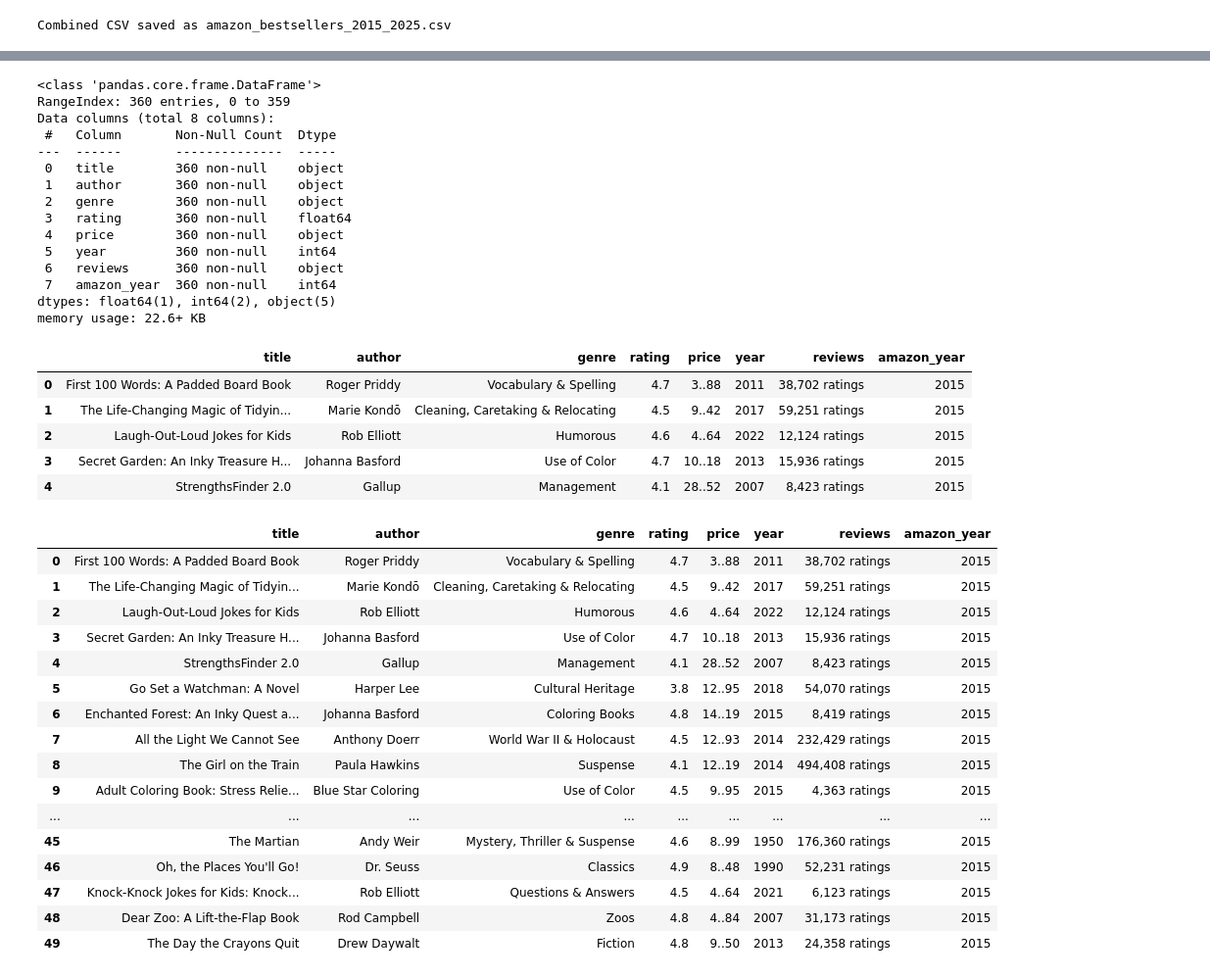
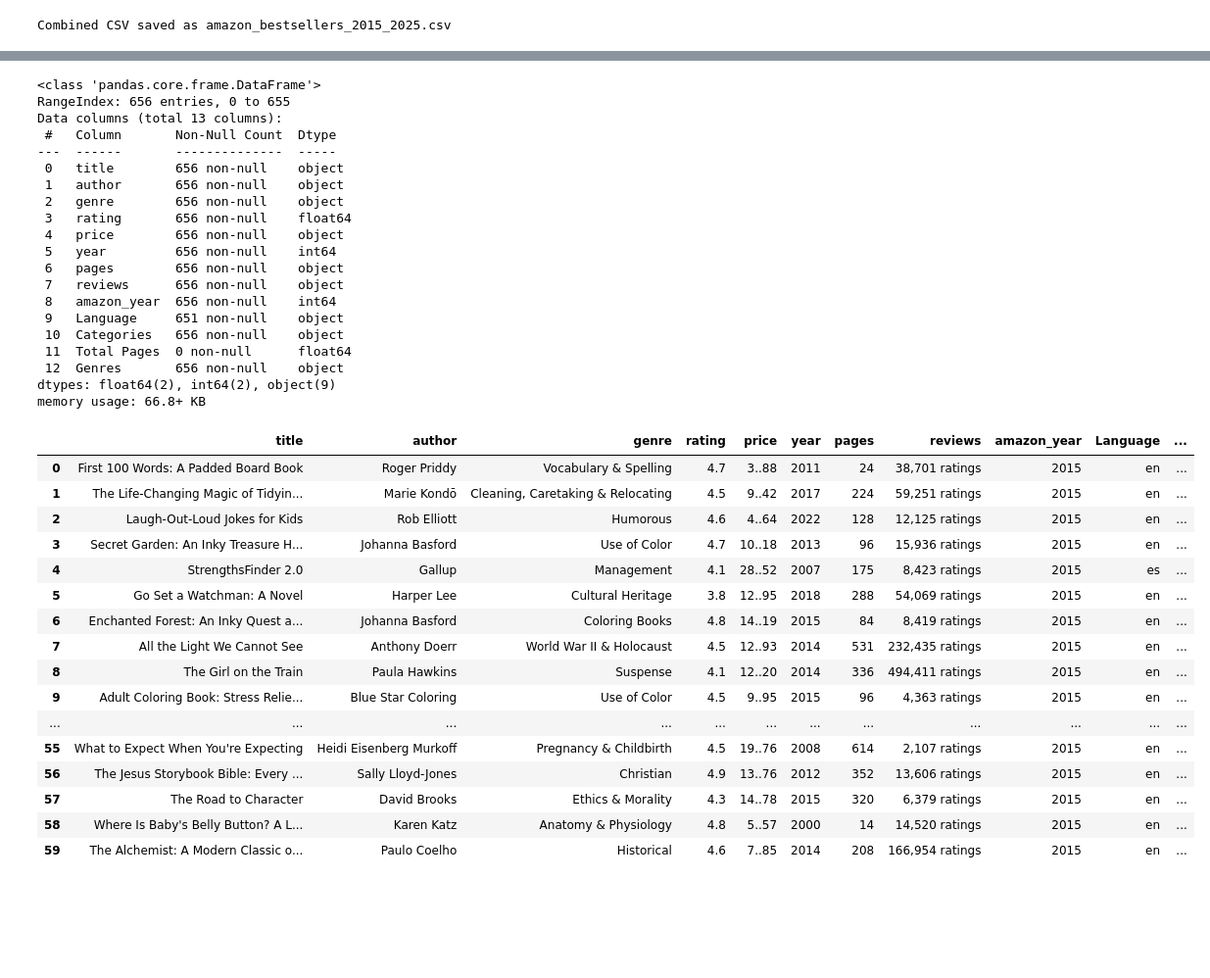
Before and after one commit to Martagilant/EDA, a Jupyter notebook: amazon_bestsellers.ipynb, the cells around one changed output, grey strips where cells are left out. Shown: that part at 98% size. Drawn from its saved outputs; the diff is of its cells as text; code cells hidden in the pictures; blank space fills up the shorter version.

Commit message:
Amazon_Eda

```diff
--- a/amazon_bestsellers.ipynb
+++ b/amazon_bestsellers.ipynb
@@ -1956,49 +1948,45 @@ df = pd.read_csv("amazon_bestsellers_2015_2025.csv")
+# %%
+df = pd.read_csv("amazon_bestsellers_final.csv")
 # %%
 df.info()
 # %% [output]
 <class 'pandas.core.frame.DataFrame'>
-RangeIndex: 360 entries, 0 to 359
-Data columns (total 8 columns):
+RangeIndex: 656 entries, 0 to 655
+Data columns (total 13 columns):
  #   Column       Non-Null Count  Dtype
 ---  ------       --------------  -----
- 0   title        360 non-null    object
- 1   author       360 non-null    object
- 2   genre        360 non-null    object
- 3   rating       360 non-null    float64
- 4   price        360 non-null    object
- 5   year         360 non-null    int64
- 6   reviews      360 non-null    object
- 7   amazon_year  360 non-null    int64
-dtypes: float64(1), int64(2), object(5)
-memory usage: 22.6+ KB
+ 0   title        656 non-null    object
+ 1   author       656 non-null    object
+ 2   genre        656 non-null    object
+ 3   rating       656 non-null    float64
+ 4   price        656 non-null    object
+ 5   year         656 non-null    int64
+ 6   pages        656 non-null    object
+ 7   reviews      656 non-null    object
+ 8   amazon_year  656 non-null    int64
+ 9   Language     651 non-null    object
+ 10  Categories   656 non-null    object
+ 11  Total Pages  0 non-null      float64
+ 12  Genres       656 non-null    object
+dtypes: float64(2), int64(2), object(9)
+memory usage: 66.8+ KB
 # %%
-df.head(
-
-)
+df.head(60)
 # %% [output]
-|  | title | author | genre | rating | price | year | reviews | amazon_year |
-| 0 | First 100 Words: A Padded Board Book | Roger Priddy | Vocabulary & Spelling | 4.7 | 3..88 | 2011 | 38,702 ratings | 2015 |
-| 1 | The Life-Changing Magic of Tidyin... | Marie Kondō | Cleaning, Caretaking & Relocating | 4.5 | 9..42 | 2017 | 59,251 ratings | 2015 |
-| 2 | Laugh-Out-Loud Jokes for Kids | Rob Elliott | Humorous | 4.6 | 4..64 | 2022 | 12,124 ratings | 2015 |
-| 3 | Secret Garden: An Inky Treasure H... | Johanna Basford | Use of Color | 4.7 | 10..18 | 2013 | 15,936 ratings | 2015 |
-| 4 | StrengthsFinder 2.0 | Gallup | Management | 4.1 | 28..52 | 2007 | 8,423 ratings | 2015 |
+|  | title | author | genre | rating | price | year | pages | reviews | amazon_year | Language | ... |
+| 0 | First 100 Words: A Padded Board Book | Roger Priddy | Vocabulary & Spelling | 4.7 | 3..88 | 2011 | 24 | 38,701 ratings | 2015 | en | ... |
+| 1 | The Life-Changing Magic of Tidyin... | Marie Kondō | Cleaning, Caretaking & Relocating | 4.5 | 9..42 | 2017 | 224 | 59,251 ratings | 2015 | en | ... |
+| 2 | Laugh-Out-Loud Jokes for Kids | Rob Elliott | Humorous | 4.6 | 4..64 | 2022 | 128 | 12,125 ratings | 2015 | en | ... |
+| 3 | Secret Garden: An Inky Treasure H... | Johanna Basford | Use of Color | 4.7 | 10..18 | 2013 | 96 | 15,936 ratings | 2015 | en | ... |
+| 4 | StrengthsFinder 2.0 | Gallup | Management | 4.1 | 28..52 | 2007 | 175 | 8,423 ratings | 2015 | es | ... |
+| 5 | Go Set a Watchman: A Novel | Harper Lee | Cultural Heritage | 3.8 | 12..95 | 2018 | 288 | 54,069 ratings | 2015 | en | ... |
+| 6 | Enchanted Forest: An Inky Quest a... | Johanna Basford | Coloring Books | 4.8 | 14..19 | 2015 | 84 | 8,419 ratings | 2015 | en | ... |
+| 7 | All the Light We Cannot See | Anthony Doerr | World War II & Holocaust | 4.5 | 12..93 | 2014 | 531 | 232,435 ratings | 2015 | en | ... |
+| 8 | The Girl on the Train | Paula Hawkins | Suspense | 4.1 | 12..20 | 2014 | 336 | 494,411 ratings | 2015 | en | ... |
+| 9 | Adult Coloring Book: Stress Relie... | Blue Star Coloring | Use of Color | 4.5 | 9..95 | 2015 | 96 | 4,363 ratings | 2015 | en | ... |
+| ... | ... | ... | ... | ... | ... | ... | ... | ... | ... | ... | ... |
+| 55 | What to Expect When You're Expecting | Heidi Eisenberg Murkoff | Pregnancy & Childbirth | 4.5 | 19..76 | 2008 | 614 | 2,107 ratings | 2015 | en | ... |
+| 56 | The Jesus Storybook Bible: Every ... | Sally Lloyd-Jones | Christian | 4.9 | 13..76 | 2012 | 352 | 13,606 ratings | 2015 | en | ... |
+| 57 | The Road to Character | David Brooks | Ethics & Morality | 4.3 | 14..78 | 2015 | 320 | 6,379 ratings | 2015 | en | ... |
+| 58 | Where Is Baby's Belly Button? A L... | Karen Katz | Anatomy & Physiology | 4.8 | 5..57 | 2000 | 14 | 14,520 ratings | 2015 | en | ... |
+| 59 | The Alchemist: A Modern Classic o... | Paulo Coelho | Historical | 4.6 | 7..85 | 2014 | 208 | 166,954 ratings | 2015 | en | ... |
-# %%
-df.head(50)
-# %% [output]
-|  | title | author | genre | rating | price | year | reviews | amazon_year |
-| 0 | First 100 Words: A Padded Board Book | Roger Priddy | Vocabulary & Spelling | 4.7 | 3..88 | 2011 | 38,702 ratings | 2015 |
-| 1 | The Life-Changing Magic of Tidyin... | Marie Kondō | Cleaning, Caretaking & Relocating | 4.5 | 9..42 | 2017 | 59,251 ratings | 2015 |
-| 2 | Laugh-Out-Loud Jokes for Kids | Rob Elliott | Humorous | 4.6 | 4..64 | 2022 | 12,124 ratings | 2015 |
-| 3 | Secret Garden: An Inky Treasure H... | Johanna Basford | Use of Color | 4.7 | 10..18 | 2013 | 15,936 ratings | 2015 |
-| 4 | StrengthsFinder 2.0 | Gallup | Management | 4.1 | 28..52 | 2007 | 8,423 ratings | 2015 |
-| 5 | Go Set a Watchman: A Novel | Harper Lee | Cultural Heritage | 3.8 | 12..95 | 2018 | 54,070 ratings | 2015 |
-| 6 | Enchanted Forest: An Inky Quest a... | Johanna Basford | Coloring Books | 4.8 | 14..19 | 2015 | 8,419 ratings | 2015 |
-| 7 | All the Light We Cannot See | Anthony Doerr | World War II & Holocaust | 4.5 | 12..93 | 2014 | 232,429 ratings | 2015 |
-| 8 | The Girl on the Train | Paula Hawkins | Suspense | 4.1 | 12..19 | 2014 | 494,408 ratings | 2015 |
-| 9 | Adult Coloring Book: Stress Relie... | Blue Star Coloring | Use of Color | 4.5 | 9..95 | 2015 | 4,363 ratings | 2015 |
-| ... | ... | ... | ... | ... | ... | ... | ... | ... |
-| 45 | The Martian | Andy Weir | Mystery, Thriller & Suspense | 4.6 | 8..99 | 1950 | 176,360 ratings | 2015 |
-| 46 | Oh, the Places You'll Go! | Dr. Seuss | Classics | 4.9 | 8..48 | 1990 | 52,231 ratings | 2015 |
-| 47 | Knock-Knock Jokes for Kids: Knock... | Rob Elliott | Questions & Answers | 4.5 | 4..64 | 2021 | 6,123 ratings | 2015 |
-| 48 | Dear Zoo: A Lift-the-Flap Book | Rod Campbell | Zoos | 4.8 | 4..84 | 2007 | 31,173 ratings | 2015 |
-| 49 | The Day the Crayons Quit | Drew Daywalt | Fiction | 4.8 | 9..50 | 2013 | 24,358 ratings | 2015 |
```
Also changed, not shown: parts of 28 cells of this notebook, 18 other files.
